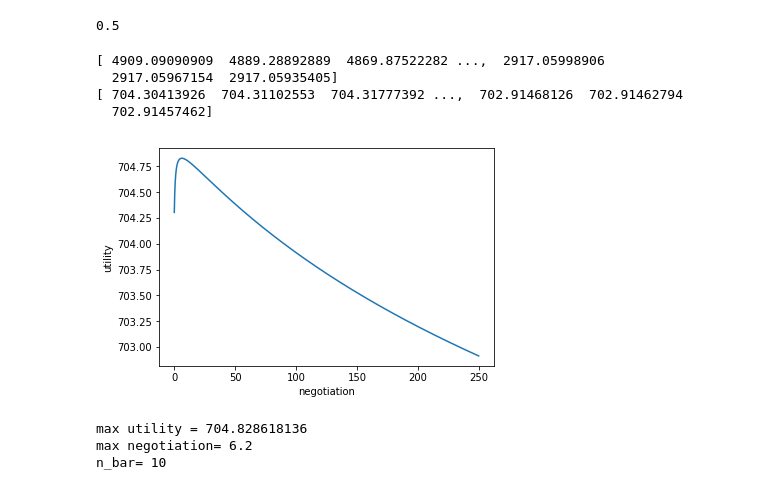
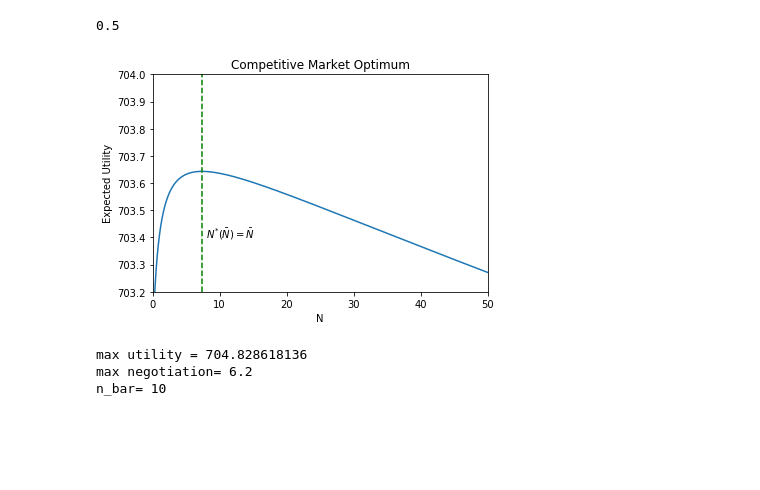
Before and after one commit to szwang/kr-insurance-models, a Jupyter notebook: negotiation-model-with-nbar.ipynb, the cells around one changed output. Saved outputs shown, nothing was run; the diff lists cells and outputs as text; code cells hidden in the pictures; blank space fills up the shorter version.

```diff
--- a/negotiation-model-with-nbar.ipynb
+++ b/negotiation-model-with-nbar.ipynb
@@ -95,19 +95,20 @@ p(10)
 # U(5,5)
 # %% [output]
 0.5
-# %%
-yvals = U(xvals, N_bar)
-plt.plot(xvals, yvals)
-plt.xlabel('negotiation')
-plt.ylabel('utility')
-# plt.axis([0, 100, 270, 290])
-plt.show()
-# %% [output]
-[ 4909.09090909  4889.28892889  4869.87522282 ...,  2917.05998906
-  2917.05967154  2917.05935405]
-[ 704.30413926  704.31102553  704.31777392 ...,  702.91468126  702.91462794
-  702.91457462]
-[figure, removed]
+# %%
+yvals = U(xvals, 7.37)
+plt.plot(xvals, yvals)
+plt.axvline(x=7.37, linestyle='dashed', color='g')
+plt.xlabel('N')
+plt.ylabel('Expected Utility')
+plt.text(8, 703.4, r'$N^{*}(\bar{N}) = \bar{N}$')
+plt.title('Competitive Market Optimum')
+# plt.text(50, 706.88, 'Lloyd\'s N')
+plt.axis([0, 50, 703.2, 704])
+plt.savefig('comp_eu.png', bbox_inches='tight', pad_inches=0.2)
+plt.show()
+# %% [output]
+[figure, added]
 # %%
 # negotiation yielding the max utility
 i = np.nanargmax(yvals)
```
Also changed, not shown: parts of 6 cells of this notebook, 6 other files.
